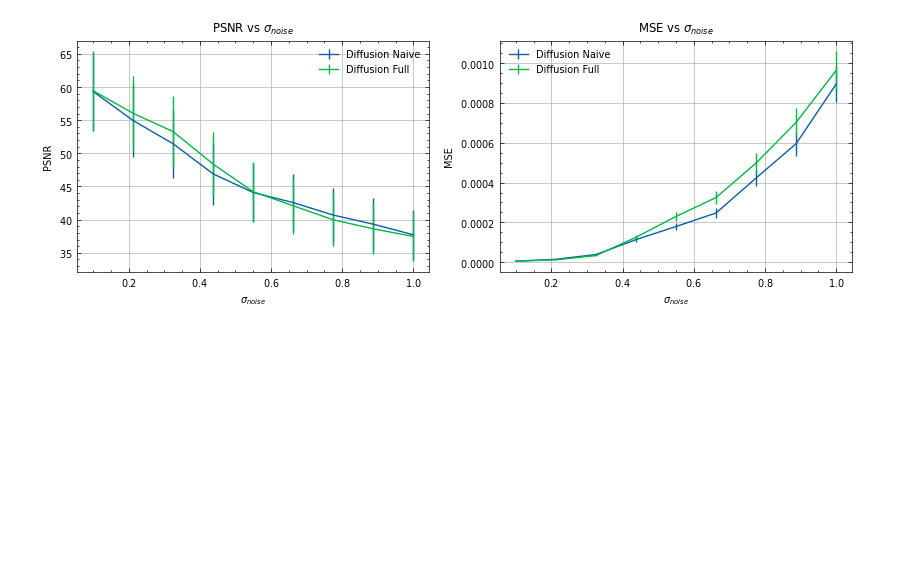
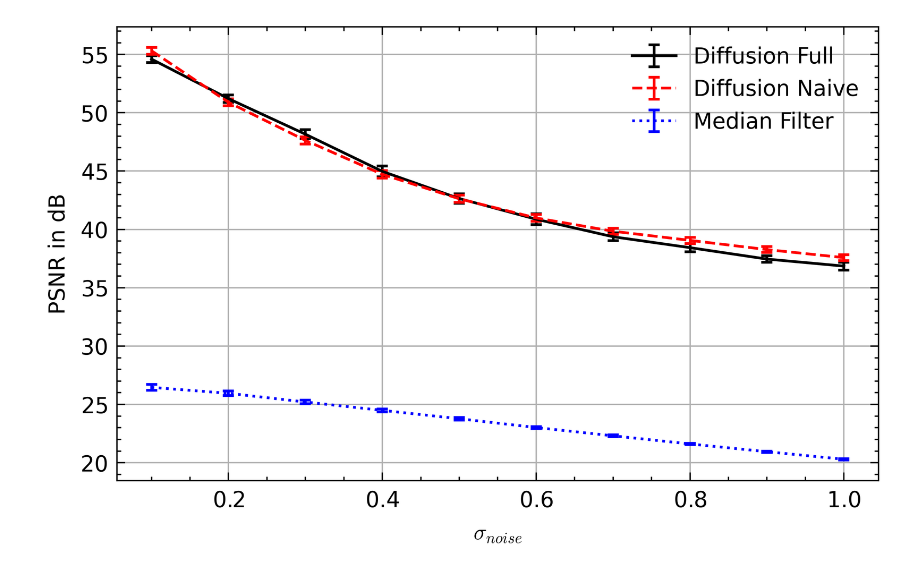
Before and after one commit to D21W12/Diffusion-Deep-Reinforcement-Learning, a Jupyter notebook: notebooks/results/denoising_metrics.ipynb, the cells around one changed output. Cells and saved outputs as stored; diff of their text form; code cells hidden in the pictures; blank space fills up the shorter version.

```diff
--- a/notebooks/results/denoising_metrics.ipynb
+++ b/notebooks/results/denoising_metrics.ipynb
@@ -25,8 +24,8 @@ NOISE_LEVELS = 9
 SAMPLES = 100
 # %%
-plt.style.use(['science','no-latex', 'nature'])
+plt.style.use(['science','no-latex', 'ieee'])
 # %%
-device = "mps"
+device = "cuda:0"
 # %%
 transform = transforms.Compose([
     transforms.ToTensor(),
@@ -41,7 +40,7 @@ data = ReplayMemoryData(
     train=False,
 )
 # %%
-psnrs_naive = torch.zeros((NOISE_LEVELS, SAMPLES))
+psnrs_naive = torch.zeros((10, SAMPLES))
 psnrs_full= torch.zeros_like(psnrs_naive)
 psnrs_median = torch.zeros_like(psnrs_naive)
 
@@ -54,7 +53,7 @@ x = torch.zeros((SAMPLES, 4, 88, 88), device=device)
 for i, img in enumerate(torch.randperm(500_000)[:SAMPLES]):
     x[i] = data[img].to(device)
 
-sigmas = torch.linspace(SIGMA_NOISE_START, SIGMA_NOISE_END, NOISE_LEVELS)
+sigmas = torch.arange(SIGMA_NOISE_START, SIGMA_NOISE_END + 0.1, 0.1)
 
 model_full = EDMSerie.from_checkpoint(PATH, device, sigma_noise=SIGMA_NOISE_START, N=N).to(device)
 model_naive = EDMMauMau.from_checkpoint(PATH, device, sigma_noise=SIGMA_NOISE_START).to(device)
@@ -87,58 +86,36 @@ for i, sigma in enumerate(sigmas):
 # %%
 Ns = torch.arange(2, 33)
 
-fig, axis = plt.subplots(1, 2, figsize=(10, 3), sharex=True)
+print(sigmas.shape, psnrs_full.shape)
 
-# axis[0].errorbar(
-#     sigmas,
-#     psnrs_median.mean(axis=1),
-#     psnrs_median.mean(axis=1) / SAMPLES ** 0.5,
-#     label="Median Filter"
-# )
-axis[0].errorbar(
+plt.figure(figsize=(5, 3))
+
+plt.errorbar(
+    sigmas,
+    psnrs_full.mean(axis=1),
+    psnrs_full.std(axis=1) / SAMPLES ** 0.5,
+    label="Diffusion Full",
+    capsize=2,
+)
+plt.errorbar(
     sigmas,
     psnrs_naive.mean(axis=1),
-    psnrs_naive.mean(axis=1) / SAMPLES ** 0.5,
-    label="Diffusion Naive"
+    psnrs_naive.std(axis=1) / SAMPLES ** 0.5,
+    label="Diffusion Naive",
+    capsize=2,
 )
-axis[0].errorbar(
+plt.errorbar(
     sigmas,
-    psnrs_full.mean(axis=1),
-    psnrs_full.mean(axis=1) / SAMPLES ** 0.5,
-    label="Diffusion Full"
+    psnrs_median.mean(axis=1),
+    psnrs_median.std(axis=1) / SAMPLES ** 0.5,
+    label="Median Filter",
+    capsize=2,
 )
-axis[0].set_xlabel("$\\sigma_{noise}$")
-axis[0].set_ylabel("PSNR")
-axis[0].set_title("PSNR vs $\\sigma_{noise}$")
-axis[0].grid()
-axis[0].legend()
+plt.xlabel("$\\sigma_{noise}$")
+plt.ylabel("PSNR in dB")
+plt.grid()
+plt.legend()
 
-# axis[1].errorbar(
-#     sigmas,
-#     mses_median.mean(axis=1),
-#     mses_median.mean(axis=1) / SAMPLES ** 0.5,
-#     label="Median Filter"
-# )
-axis[1].errorbar(
-    sigmas,
-    mses_naive.mean(axis=1),
-    mses_naive.mean(axis=1) / SAMPLES ** 0.5,
-    label="Diffusion Naive",
-    fmt="r--"
-)
-axis[1].errorbar(
-    sigmas,
-    mses_full.mean(axis=1),
-    mses_full.mean(axis=1) / SAMPLES ** 0.5,
-    label="Diffusion Full",
-    fmt="r--"
-)
-axis[1].set_xlabel("$\\sigma_{noise}$")
-axis[1].set_ylabel("MSE")
-axis[1].set_title("MSE vs $\\sigma_{noise}$")
-axis[1].grid()
-axis[1].legend()
-
-plt.savefig(OUTPUT)
+plt.savefig(f"../results/denoising/psnr_{GAME}.svg")
 plt.show()
 # %% [output]
@@ -145 +145 @@ plt.show()
-[figure, old version]
+[figure, new version]
```
Also changed, not shown: parts of 7 cells of this notebook, 12 other files.
